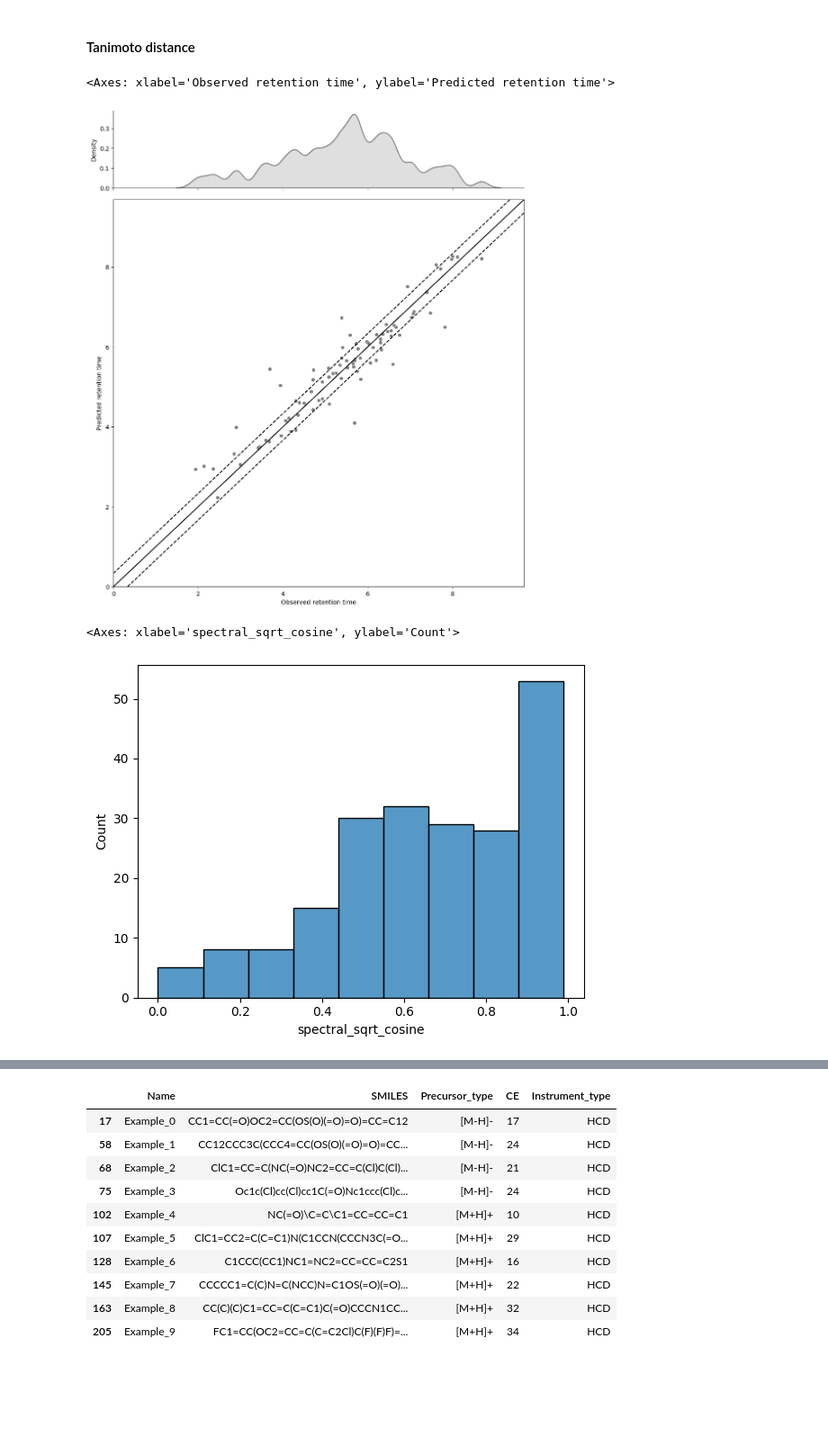
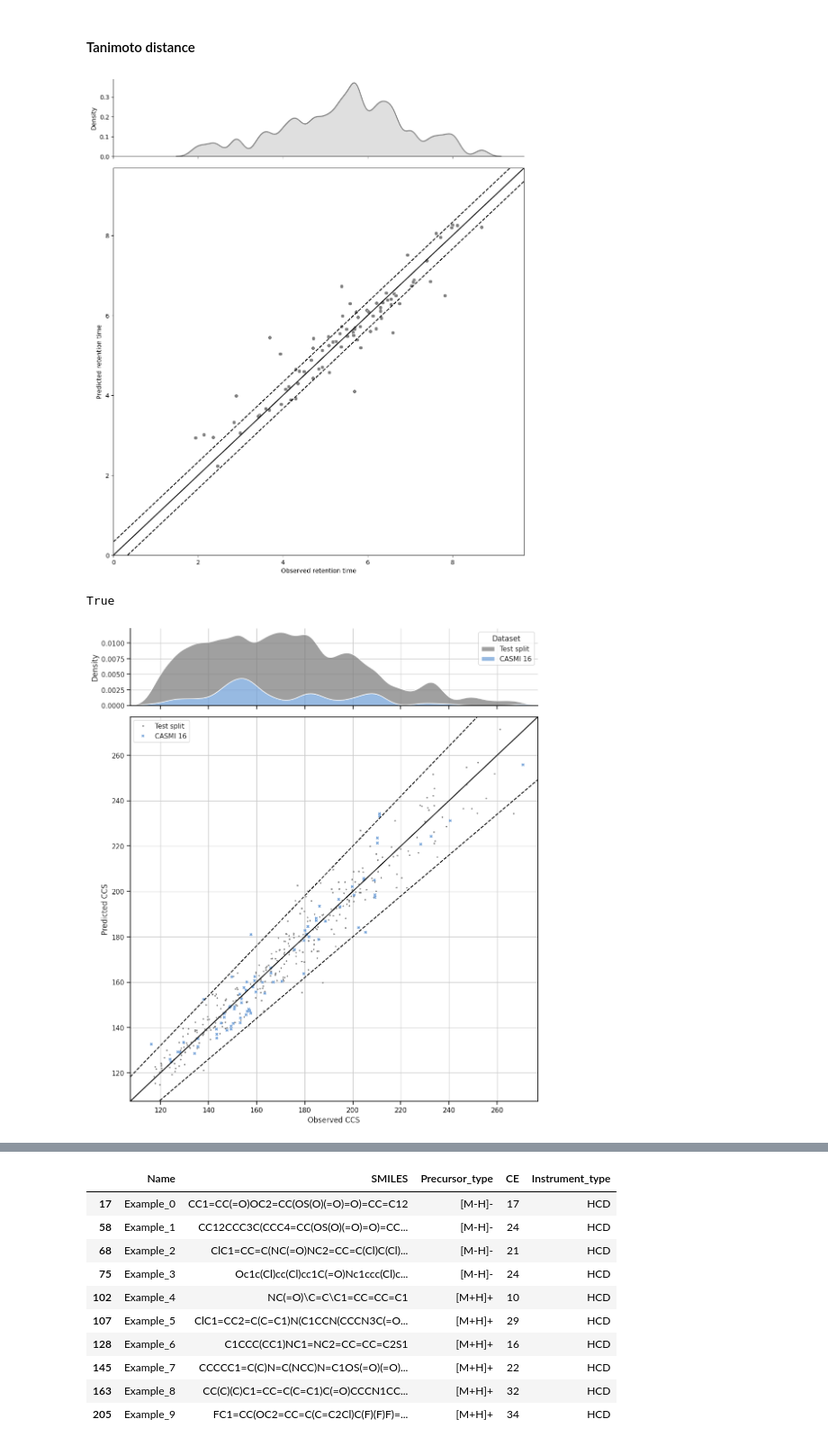
Before and after one commit to BAMeScience/fiora, a Jupyter notebook: notebooks/test_model.ipynb, the cells around one changed output, grey strips where cells are left out. Shown at 90% size. Cells and saved outputs as stored; diff of their text form; code cells hidden in the pictures; blank space fills up the shorter version.

Commit message:
Add statistics and plots. Calculate R2 etc.

```diff
--- a/notebooks/test_model.ipynb
+++ b/notebooks/test_model.ipynb
@@ -115,8 +115,8 @@ df_test.apply(lambda x: x["Metabolite"].match_fragments_to_peaks(x["peaks"]["mz"
 # %% [markdown]
 ##### Load Casmi data
 # %%
-casmi16_path = f"{home}/data/metabolites/CASMI_2016/casmi16_withCCS.csv"
-casmi22_path = f"{home}/data/metabolites/CASMI_2022/casmi22_withCCS.csv"
+casmi16_path = f"{home}/data/metabolites/CASMI_2016/casmi16_withCSS.csv"
+casmi22_path = f"{home}/data/metabolites/CASMI_2022/casmi22_withCSS.csv"
 
 df_cas = pd.read_csv(casmi16_path, index_col=[0], low_memory=False)
 df_cas22 = pd.read_csv(casmi22_path, index_col=[0], low_memory=False)
@@ -308,6 +313,7 @@ def test_cas16(model, df_cas=df_cas):
     df_cas = fiora.simulate_all(df_cas, model, suffix="_50")
 
     df_cas["avg_CE"] = (df_cas["step1_CE"] + df_cas["step2_CE"] + df_cas["step3_CE"]) / 3
+    df_cas["CE"] = df_cas["avg_CE"]
 
     df_cas["merged_peaks"] = df_cas.apply(lambda x: merge_annotated_spectrum(merge_annotated_spectrum(x["sim_peaks_20"], x["sim_peaks_35"]), x["sim_peaks_50"]) , axis=1)
     df_cas["sim_peaks"] = df_cas["merged_peaks"]
@@ -671,7 +673,8 @@ if calc_tanimoto:
 # %%
 fig, axs = plt.subplots(2, 1, figsize=(12, 14), gridspec_kw={'height_ratios': [1, 5]}, sharex=True)
 plt.subplots_adjust(wspace=0.1, hspace=0.05)
-
+set_light_theme()
+set_light_theme()
 
 df_test_unique = df_test.drop_duplicates(subset='SMILES', keep='first')
 
@@ -693,11 +696,39 @@ line = [0, 100]
 sns.lineplot(ax=axs[1], x=line, y=line, color="black")
 sns.lineplot(ax=axs[1], x=line, y=[x + 20/60.0 for x in line], color="black", linestyle='--')
 sns.lineplot(ax=axs[1], x=line, y=[x - 20/60.0 for x in line], color="black", linestyle='--')
+plt.show()
 # %% [output]
-<Axes: xlabel='Observed retention time', ylabel='Predicted retention time'>
 [figure]
-# %%
-sns.histplot(data= df_cas, x="spectral_sqrt_cosine")
-# %% [output]
-<Axes: xlabel='spectral_sqrt_cosine', ylabel='Count'>
-[figure, removed]
+# %%
+df_cas22.CCS.isna().all()
+# %% [output]
+True
+# %%
+# TODO NEXT UP!!
+fig, axs = plt.subplots(2, 1, figsize=(12, 14), gridspec_kw={'height_ratios': [1, 5]}, sharex=True)
+plt.subplots_adjust(wspace=0.1, hspace=0.05)
+
+df_test_unique = df_test.drop_duplicates(subset='SMILES', keep='first')
+df_cas22_unique = df_cas22.drop_duplicates(subset='SMILES', keep='first') # Note that with more lenient filters, CCS values might be annotated for CASMI 22
+
+CCS = pd.concat([df_test_unique[["CCS", "CCS_pred", "Dataset"]], df_cas[["CCS", "CCS_pred", "Dataset"]], df_cas22_unique[["CCS", "CCS_pred", "dataset"]] ], ignore_index=True) #
+
+
+#sns.histplot(ax=axs[0], data=df_val_unique, x="coverage", binwidth=0.02, kde_kws={"bw_adjust": 0.1}, multiple="stack", kde=True, color="black", palette=["black", "gray"]) #hue="Precursor_type",
+sns.kdeplot(ax=axs[0], data=CCS, x="CCS", bw_adjust=0.35, color="black", multiple="stack", hue="Dataset", palette=tri_palette, edgecolor="white") #hue="Precursor_type", palette=["black", "gray"]) #hue="Precursor_type",
+axs[0].spines['top'].set_visible(False)
+axs[0].spines['right'].set_visible(False)
+
+
+sns.scatterplot(ax=axs[1], data=CCS, x="CCS", y="CCS_pred", hue="Dataset", palette=tri_palette, style="Dataset", markers=[".", "X", "*"], color="gray", s=25, linewidth=.0)#, color="blue", edgecolor="blue")#,
+axs[1].set_ylim([df_test_unique["CCS"].min() - 10,df_test_unique["CCS"].max() + 10])
+axs[1].set_xlim([df_test_unique["CCS"].min() - 10,df_test_unique["CCS"].max() + 10])
+axs[1].set_ylabel("Predicted CCS")
+axs[1].set_xlabel("Observed CCS")
+line=[df_test_unique["CCS"].min() - 10,df_test_unique["CCS"].max() + 10]
+sns.lineplot(ax=axs[1], x=line, y=line, color="black")
+sns.lineplot(ax=axs[1], x=line, y=[1.1*x for x in line], color="black", linestyle='--')
+sns.lineplot(ax=axs[1], x=line, y=[0.9*x for x in line], color="black", linestyle='--')
+plt.show()
+# %% [output]
+[figure, added]
```
Also changed, not shown: parts of 13 cells of this notebook, 2 other files.
